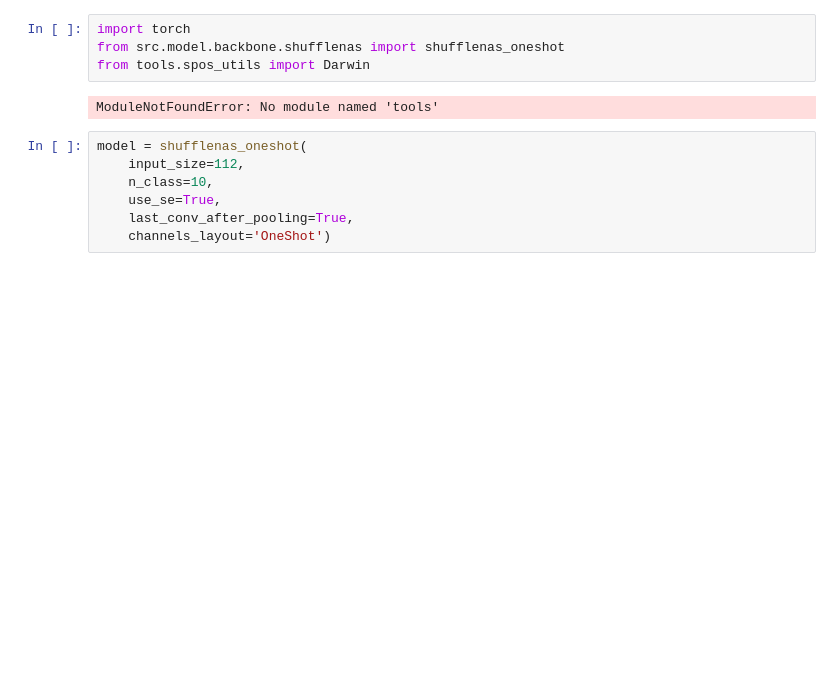
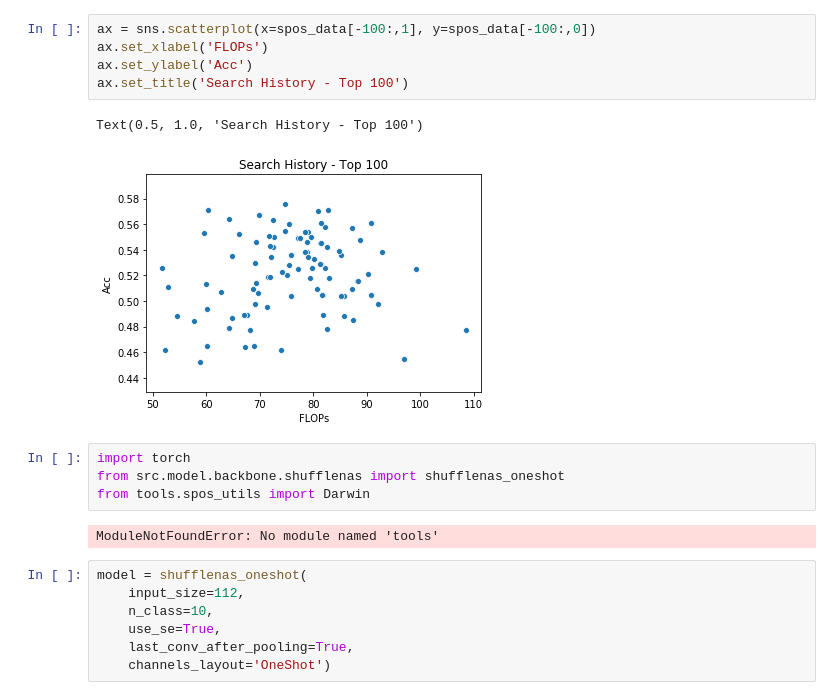
Before and after one commit to kakusikun/deep-learning-works, a Jupyter notebook: notebook/SPOS FLOPS.ipynb, the cells around one changed output. Saved outputs shown, nothing was run; the diff lists cells and outputs as text; blank space fills up the shorter version.

```diff
--- a/notebook/SPOS FLOPS.ipynb
+++ b/notebook/SPOS FLOPS.ipynb
@@ -4,3 +58,11 @@ sys.path.insert(0, "/media/allen/mass/SPOS-pytorch/")
+# %%
+ax = sns.scatterplot(x=spos_data[-100:,1], y=spos_data[-100:,0])
+ax.set_xlabel('FLOPs')
+ax.set_ylabel('Acc')
+ax.set_title('Search History - Top 100')
+# %% [output]
+Text(0.5, 1.0, 'Search History - Top 100')
+[figure, added]
 # %%
 import torch
 from src.model.backbone.shufflenas import shufflenas_oneshot
```
Also changed, not shown: parts of 12 cells of this notebook, 14 other files.
